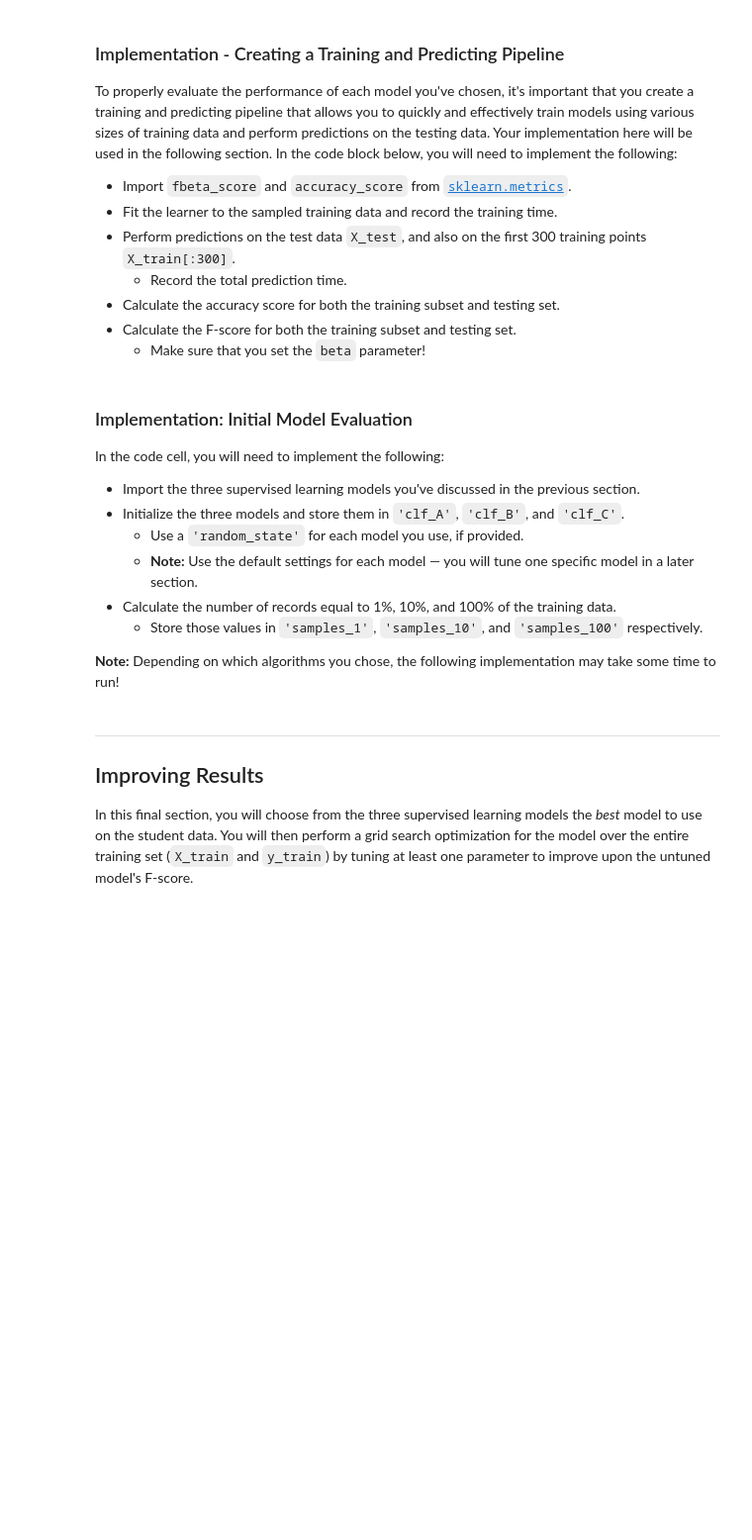
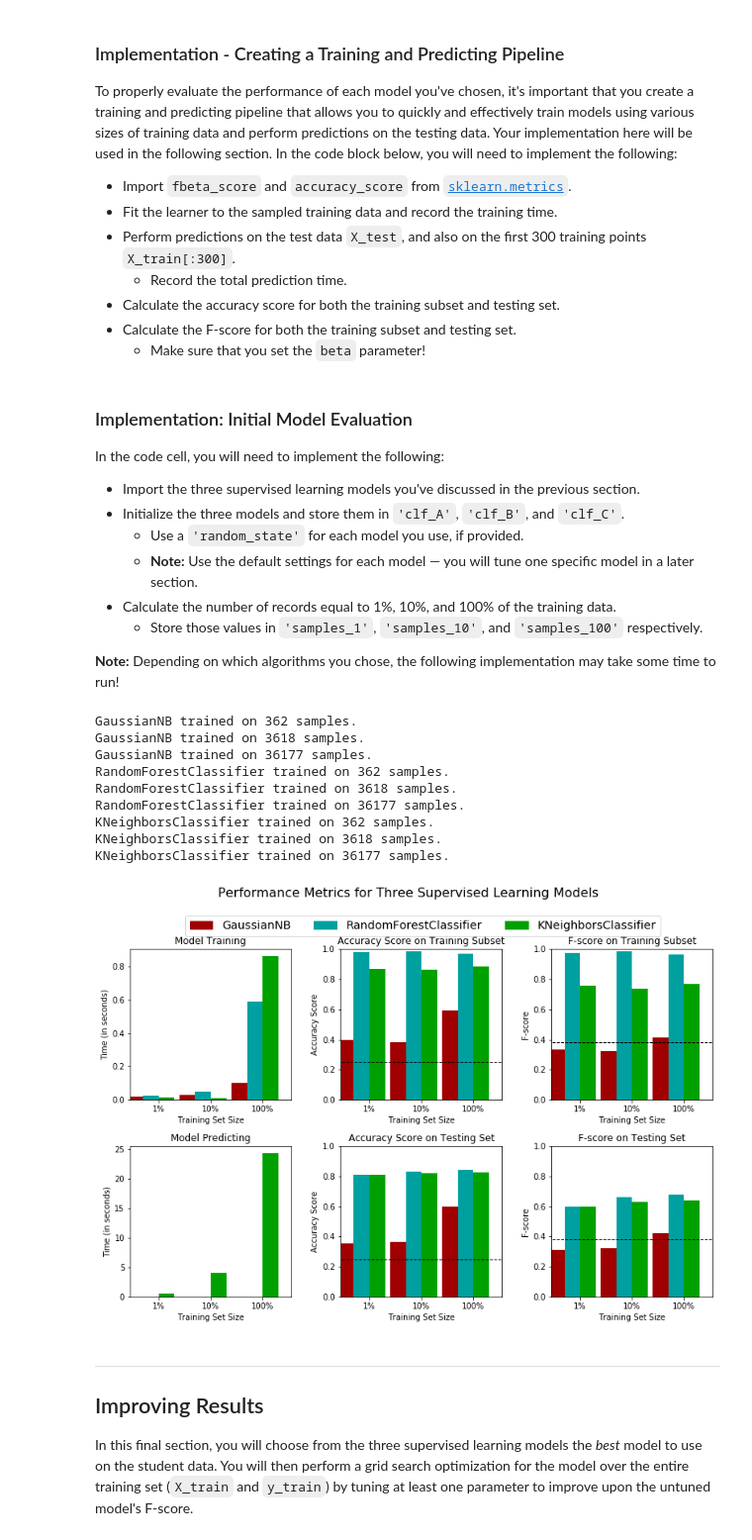
Before and after one commit to sariabod/mlnd, a Jupyter notebook: finding_donors/finding_donors.ipynb, the cells around one changed output. Shown: that part at 99% size. Drawn from its saved outputs; the diff is of its cells as text; code cells hidden in the pictures; blank space fills up the shorter version.

```diff
--- a/finding_donors/finding_donors.ipynb
+++ b/finding_donors/finding_donors.ipynb
@@ -514,6 +514,7 @@ In the code block below, you will need to implement the following:
    - Make sure that you set the `beta` parameter!
 # %%
 # TODO: Import two metrics from sklearn - fbeta_score and accuracy_score
+from sklearn.metrics import fbeta_score, accuracy_score
 
 def train_predict(learner, sample_size, X_train, y_train, X_test, y_test):
     '''
@@ -525,38 +526,39 @@ def train_predict(learner, sample_size, X_train, y_train, X_test, y_test):
        - X_test: features testing set
        - y_test: income testing set
     '''
+    results = {}
 
-    results = {}
+    beta = .5
 
     # TODO: Fit the learner to the training data using slicing with 'sample_size' using .fit(training_features[:], training_labels[:])
     start = time() # Get start time
-    learner = None
+    learner = learner.fit(X_train[:sample_size], y_train[:sample_size])
     end = time() # Get end time
 
     # TODO: Calculate the training time
-    results['train_time'] = None
+    results['train_time'] = end - start
 
     # TODO: Get the predictions on the test set(X_test),
     #       then get predictions on the first 300 training samples(X_train) using .predict()
     start = time() # Get start time
-    predictions_test = None
-    predictions_train = None
+    predictions_test = learner.predict(X_test)
+    predictions_train = learner.predict(X_train[:300])
     end = time() # Get end time
 
     # TODO: Calculate the total prediction time
-    results['pred_time'] = None
+    results['pred_time'] = end - start
 
     # TODO: Compute accuracy on the first 300 training samples which is y_train[:300]
-    results['acc_train'] = None
+    results['acc_train'] = accuracy_score(y_train[0:300], predictions_train)
 
     # TODO: Compute accuracy on test set using accuracy_score()
-    results['acc_test'] = None
+    results['acc_test'] = accuracy_score(y_test, predictions_test)
 
     # TODO: Compute F-score on the the first 300 training samples using fbeta_score()
-    results['f_train'] = None
+    results['f_train'] = fbeta_score(y_train[0:300], predictions_train, beta=beta)
 
     # TODO: Compute F-score on the test set which is y_test
-    results['f_test'] = None
+    results['f_test'] = fbeta_score(y_test, predictions_test, beta=beta)
 
     # Success
     print("{} trained on {} samples.".format(learner.__class__.__name__, sample_size))
@@ -576,31 +578,47 @@ In the code cell, you will need to implement the following:
 **Note:** Depending on which algorithms you chose, the following implementation may take some time to run!
 # %%
 # TODO: Import the three supervised learning models from sklearn
+from sklearn.naive_bayes import GaussianNB
+from sklearn.ensemble import RandomForestClassifier
+from sklearn.neighbors import KNeighborsClassifier
+
 
 # TODO: Initialize the three models
-clf_A = None
-clf_B = None
-clf_C = None
+clf_A = GaussianNB()
+clf_B = RandomForestClassifier(random_state=13)
+clf_C = KNeighborsClassifier()
 
 # TODO: Calculate the number of samples for 1%, 10%, and 100% of the training data
 # HINT: samples_100 is the entire training set i.e. len(y_train)
 # HINT: samples_10 is 10% of samples_100 (ensure to set the count of the values to be `int` and not `float`)
 # HINT: samples_1 is 1% of samples_100 (ensure to set the count of the values to be `int` and not `float`)
-samples_100 = None
-samples_10 = None
-samples_1 = None
+samples_100 = X_train.shape[0]
+samples_1 = int(samples_100 * 0.01) + 1
+samples_10 = int(samples_100 * 0.1) + 1
+
 
 # Collect results on the learners
 results = {}
 for clf in [clf_A, clf_B, clf_C]:
     clf_name = clf.__class__.__name__
     results[clf_name] = {}
     for i, samples in enumerate([samples_1, samples_10, samples_100]):
         results[clf_name][i] = \
         train_predict(clf, samples, X_train, y_train, X_test, y_test)
 
 # Run metrics visualization for the three supervised learning models chosen
 vs.evaluate(results, accuracy, fscore)
+# %% [output]
+GaussianNB trained on 362 samples.
+GaussianNB trained on 3618 samples.
+GaussianNB trained on 36177 samples.
+RandomForestClassifier trained on 362 samples.
+RandomForestClassifier trained on 3618 samples.
+RandomForestClassifier trained on 36177 samples.
+KNeighborsClassifier trained on 362 samples.
+KNeighborsClassifier trained on 3618 samples.
+KNeighborsClassifier trained on 36177 samples.
+[figure, added]
 # %% [markdown]
 ----
 ## Improving Results
```
